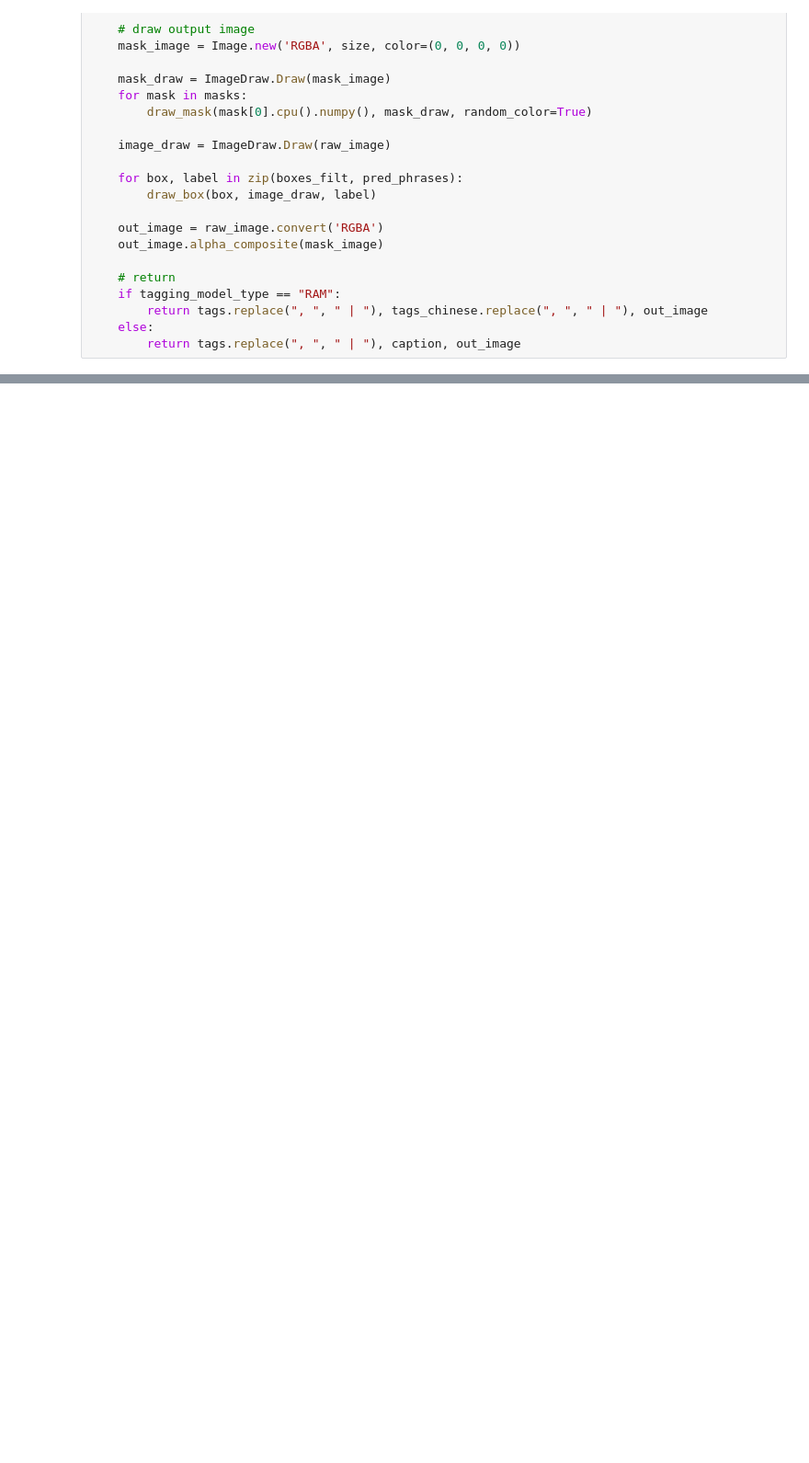
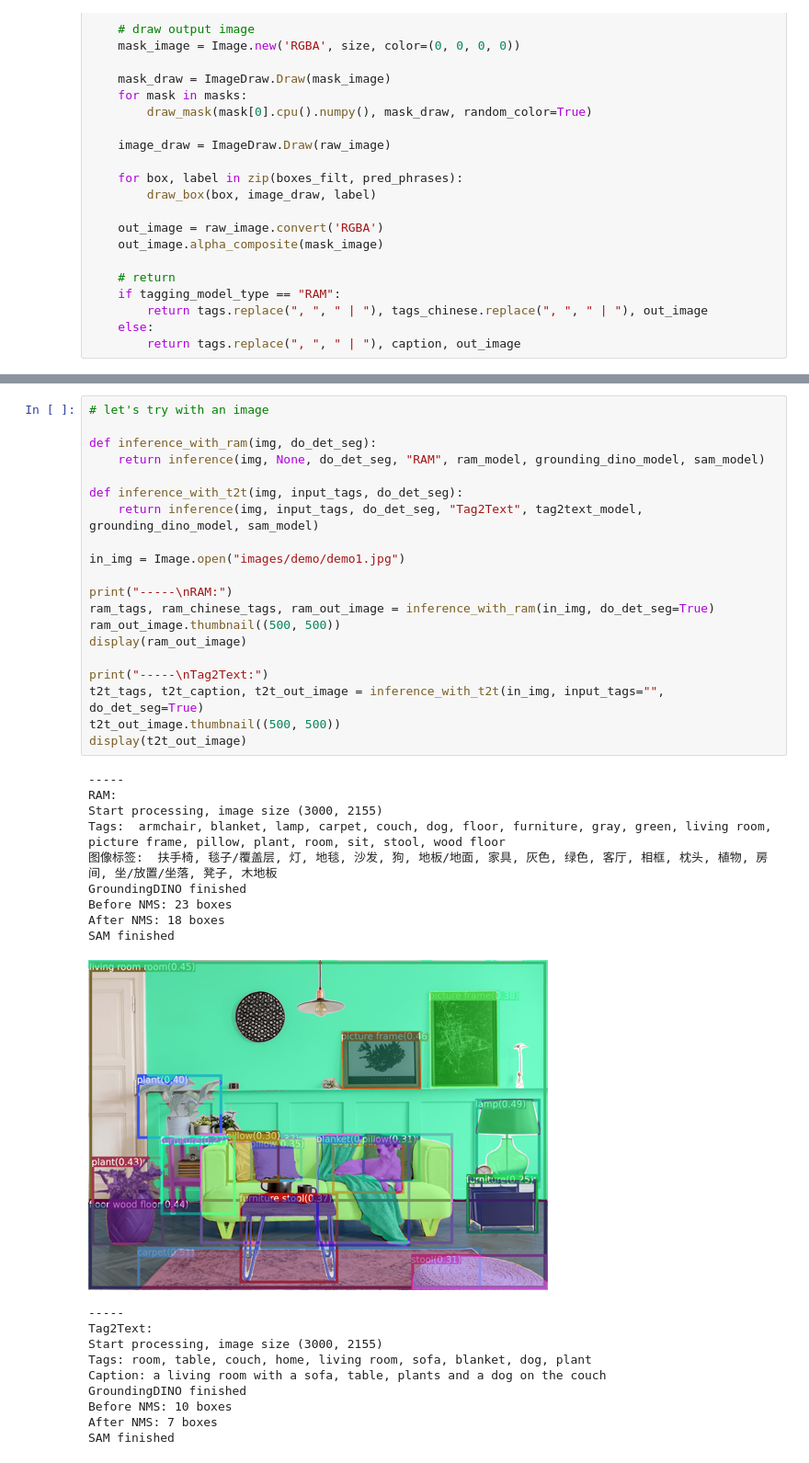
Before and after one commit to xinyu1205/recognize-anything, a Jupyter notebook: gui_demo.ipynb, the cells around one changed output, grey strips where cells are left out. Shown: that part at 92% size. Saved outputs shown, nothing was run; the diff lists cells and outputs as text; blank space fills up the shorter version.

```diff
--- a/gui_demo.ipynb
+++ b/gui_demo.ipynb
@@ -270,0 +311,40 @@ sam_model = SamPredictor(build_sam(checkpoint=sam_checkpoint).to(device))
+# %%
+# let's try with an image
+
+def inference_with_ram(img, do_det_seg):
+    return inference(img, None, do_det_seg, "RAM", ram_model, grounding_dino_model, sam_model)
+
+def inference_with_t2t(img, input_tags, do_det_seg):
+    return inference(img, input_tags, do_det_seg, "Tag2Text", tag2text_model, grounding_dino_model, sam_model)
+
+in_img = Image.open("images/demo/demo1.jpg")
+
+print("-----\nRAM:")
+ram_tags, ram_chinese_tags, ram_out_image = inference_with_ram(in_img, do_det_seg=True)
+ram_out_image.thumbnail((500, 500))
+display(ram_out_image)
+
+print("-----\nTag2Text:")
+t2t_tags, t2t_caption, t2t_out_image = inference_with_t2t(in_img, input_tags="", do_det_seg=True)
+t2t_out_image.thumbnail((500, 500))
+display(t2t_out_image)
+# %% [output]
+-----
+RAM:
+Start processing, image size (3000, 2155)
+Tags:  armchair, blanket, lamp, carpet, couch, dog, floor, furniture, gray, green, living room, picture frame, pillow, plant, room, sit, stool, wood floor
+图像标签:  扶手椅, 毯子/覆盖层, 灯, 地毯, 沙发, 狗, 地板/地面, 家具, 灰色, 绿色, 客厅, 相框, 枕头, 植物, 房间, 坐/放置/坐落, 凳子, 木地板
+GroundingDINO finished
+Before NMS: 23 boxes
+After NMS: 18 boxes
+SAM finished
+[figure, added]
+-----
+Tag2Text:
+Start processing, image size (3000, 2155)
+Tags: room, table, couch, home, living room, sofa, blanket, dog, plant
+Caption: a living room with a sofa, table, plants and a dog on the couch
+GroundingDINO finished
+Before NMS: 10 boxes
+After NMS: 7 boxes
+SAM finished
```
Also changed, not shown: parts of 5 cells of this notebook.
